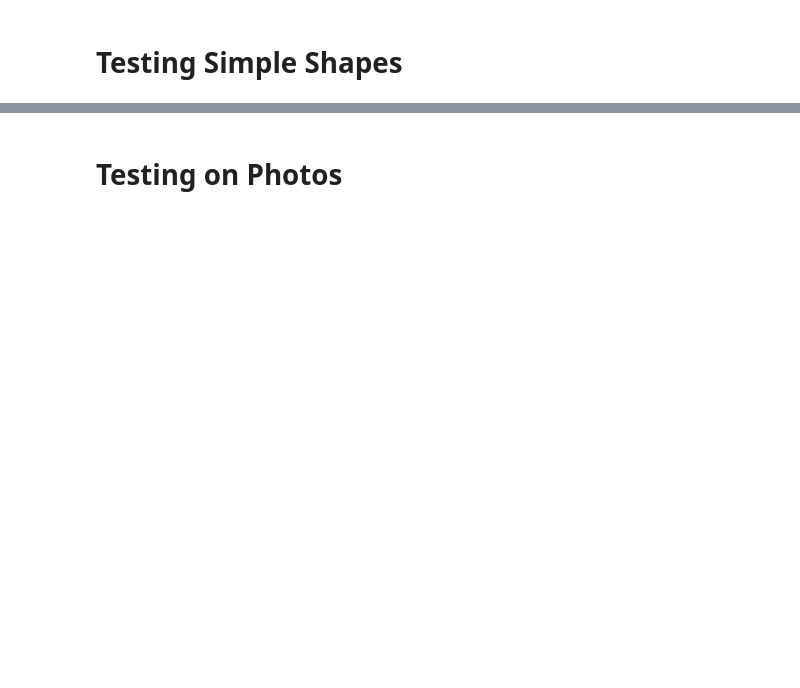
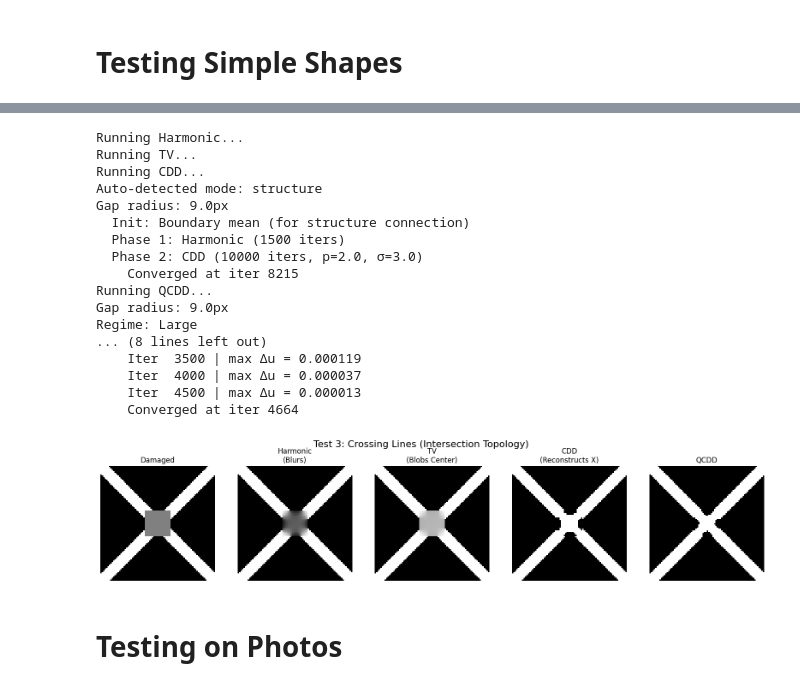
Before and after one commit to blaketayl02/PDE-Image-Inpainting-v3, a Jupyter notebook: pde_inpainting_demo_final.ipynb, the cells around one changed output, grey strips where cells are left out. Saved outputs shown, nothing was run; the diff lists cells and outputs as text; code cells hidden in the pictures; blank space fills up the shorter version.

```diff
--- a/pde_inpainting_demo_final.ipynb
+++ b/pde_inpainting_demo_final.ipynb
@@ -965,37 +870,54 @@ def create_crossing_lines(size=64, line_width=6, gap_size=16):
     damaged[mask] = 0.5 # Initial gray fill for the missing intersection
     return img, damaged, mask
 
 original, damaged, mask = create_crossing_lines(size=80, line_width=6, gap_size=18)
 
 print("Running Harmonic...")
 h_res, _ = harmonic_inpaint(damaged, mask, max_iter=2000, verbose=False)
 
 print("Running TV...")
 tv_res, _ = tv_inpaint(damaged, mask, max_iter=2000, verbose=False)
 
 print("Running CDD...")
 # The universal wrapper analyzes the center gap and applies the correct
 # curvature-driven logic to bridge the intersection.
 cdd_res, _ = universal_cdd_inpaint(damaged, mask, verbose=True)
 
 print("Running QCDD...")
-qcdd_res, _ = qcdd_inpaint(
-    damaged, mask, max_iter=4000,
-    harmonic_init_iters=800, sigma_curvature=2.0, eps=0.1, p=1.5, verbose=False
-)
+qcdd_res, _ = universal_qcdd_inpaint(damaged, mask, verbose=True)
+
 
 # Plotting
 fig, axes = plt.subplots(1, 5, figsize=(20, 4))
 titles = ["Damaged", "Harmonic\n(Blurs)", "TV\n(Blobs Center)", "CDD\n(Reconstructs X)", "QCDD"]
 images = [damaged, h_res, tv_res, cdd_res, qcdd_res]
 
 for ax, img, title in zip(axes, images, titles):
     ax.imshow(img, cmap='gray', vmin=0, vmax=1)
     ax.set_title(title)
     ax.axis('off')
 
 plt.suptitle("Test 3: Crossing Lines (Intersection Topology)", fontsize=16)
 plt.show()
+# %% [output]
+Running Harmonic...
+Running TV...
+Running CDD...
+Auto-detected mode: structure
+Gap radius: 9.0px
+  Init: Boundary mean (for structure connection)
+  Phase 1: Harmonic (1500 iters)
+  Phase 2: CDD (10000 iters, p=2.0, σ=3.0)
+    Converged at iter 8215
+Running QCDD...
+Gap radius: 9.0px
+Regime: Large
+... (8 lines left out)
+    Iter  3500 | max Δu = 0.000119
+    Iter  4000 | max Δu = 0.000037
+    Iter  4500 | max Δu = 0.000013
+    Converged at iter 4664
+[figure, added]
 # %% [markdown]
 # Testing on Photos
 # %%
```
Also changed, not shown: parts of 11 cells of this notebook.
